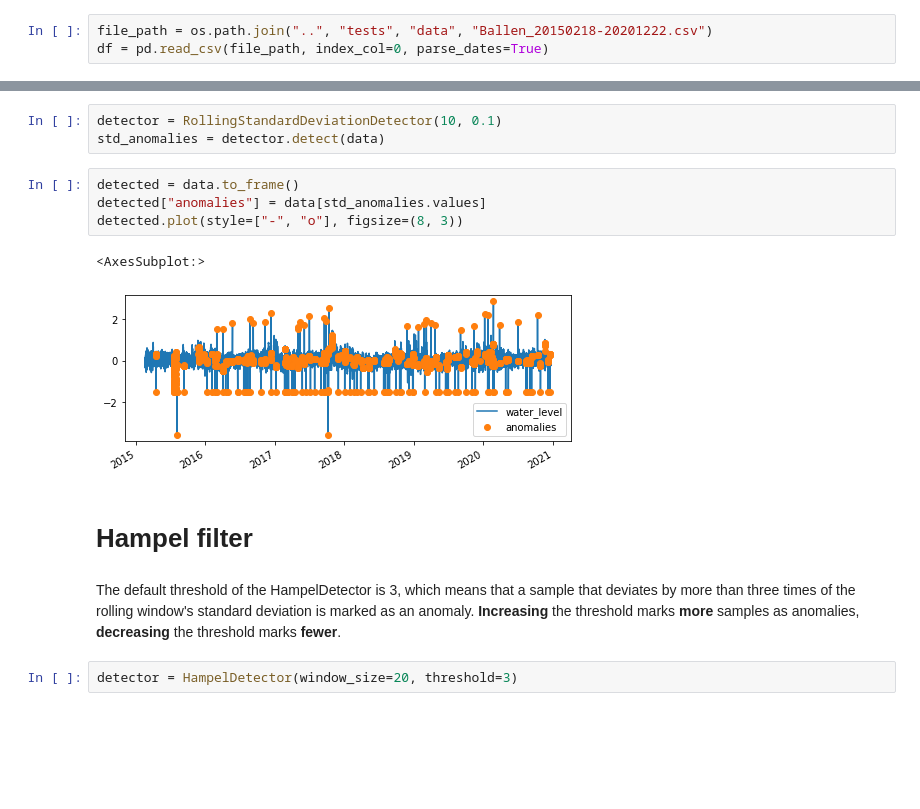
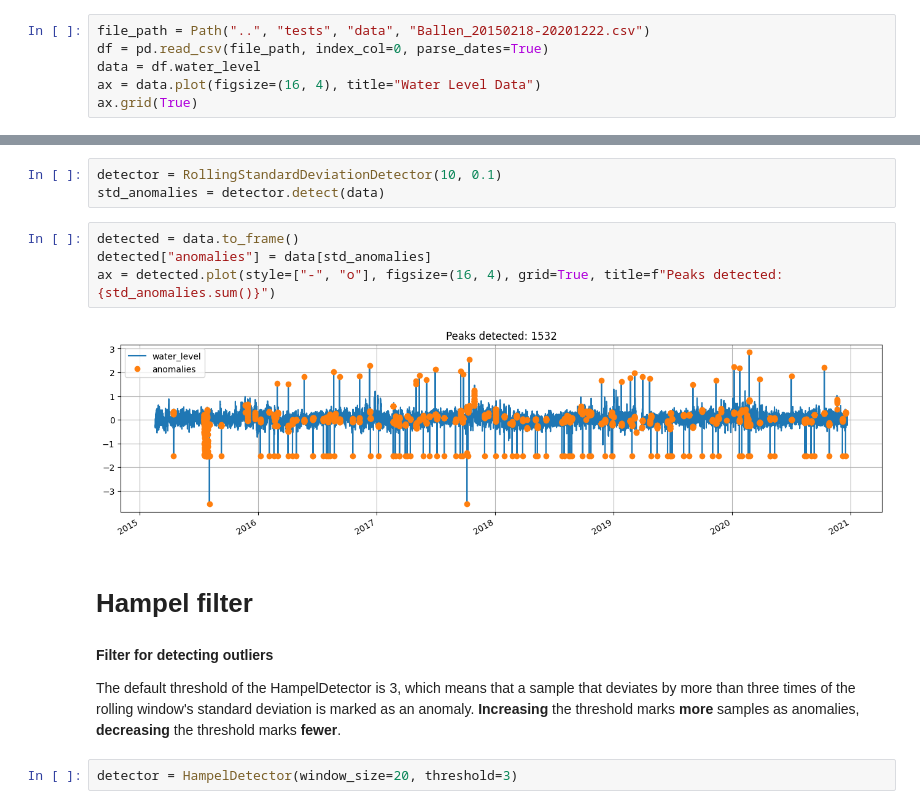
Before and after one commit to DHI/tsod, a Jupyter notebook: notebooks/Example Water Level.ipynb, the cells around one changed output, grey strips where cells are left out. Saved outputs shown, nothing was run; the diff lists cells and outputs as text; blank space fills up the shorter version.

```diff
--- a/notebooks/Example Water Level.ipynb
+++ b/notebooks/Example Water Level.ipynb
@@ -17,5 +14,8 @@ from tsod.detectors import (
 )
 from tsod.hampel import HampelDetector
 # %%
-file_path = os.path.join("..", "tests", "data", "Ballen_20150218-20201222.csv")
+file_path = Path("..", "tests", "data", "Ballen_20150218-20201222.csv")
 df = pd.read_csv(file_path, index_col=0, parse_dates=True)
+data = df.water_level
+ax = data.plot(figsize=(16, 4), title="Water Level Data")
+ax.grid(True)
@@ -69,14 +71,15 @@ detector = RollingStandardDeviationDetector(10, 0.1)
 std_anomalies = detector.detect(data)
 # %%
 detected = data.to_frame()
-detected["anomalies"] = data[std_anomalies.values]
-detected.plot(style=["-", "o"], figsize=(8, 3))
+detected["anomalies"] = data[std_anomalies]
+ax = detected.plot(style=["-", "o"], figsize=(16, 4), grid=True, title=f"Peaks detected: {std_anomalies.sum()}")
 # %% [output]
-<AxesSubplot:>
-[figure, old version]
+[figure, new version]
 # %% [markdown]
 # Hampel filter
 # %% [markdown]
+**Filter for detecting outliers**
+
 The default threshold of the HampelDetector is 3, which means that a sample that deviates by more than three times of the rolling window's standard deviation is marked as an anomaly. **Increasing** the threshold marks **more** samples as anomalies, **decreasing** the threshold marks **fewer**.
 # %%
 detector = HampelDetector(window_size=20, threshold=3)
```
Also changed, not shown: parts of 13 cells of this notebook, 1 other file.
